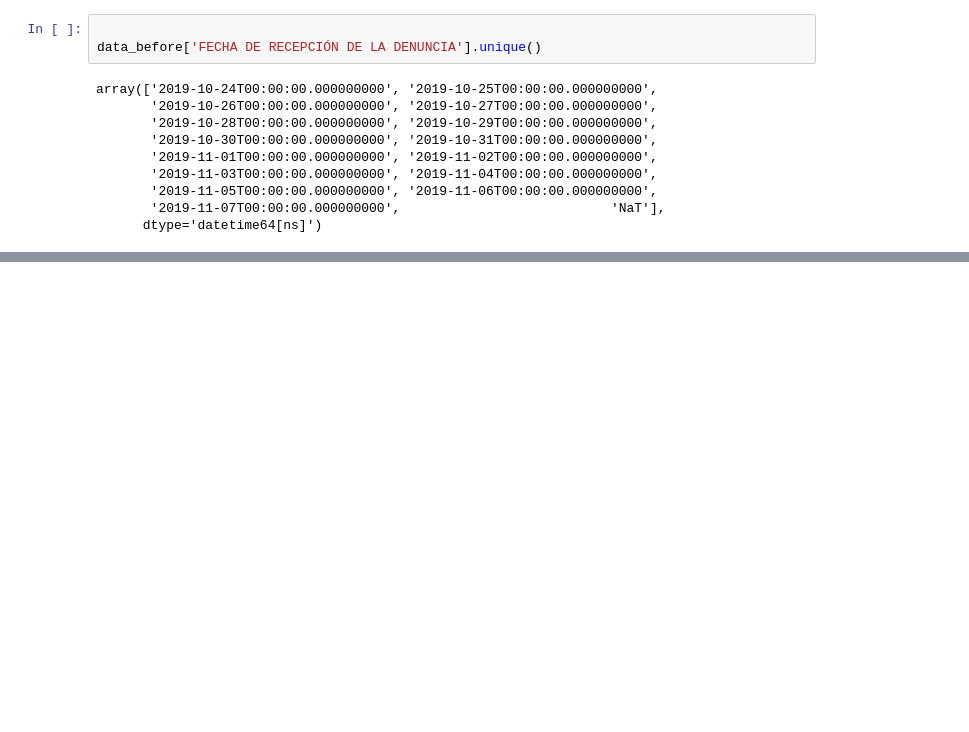
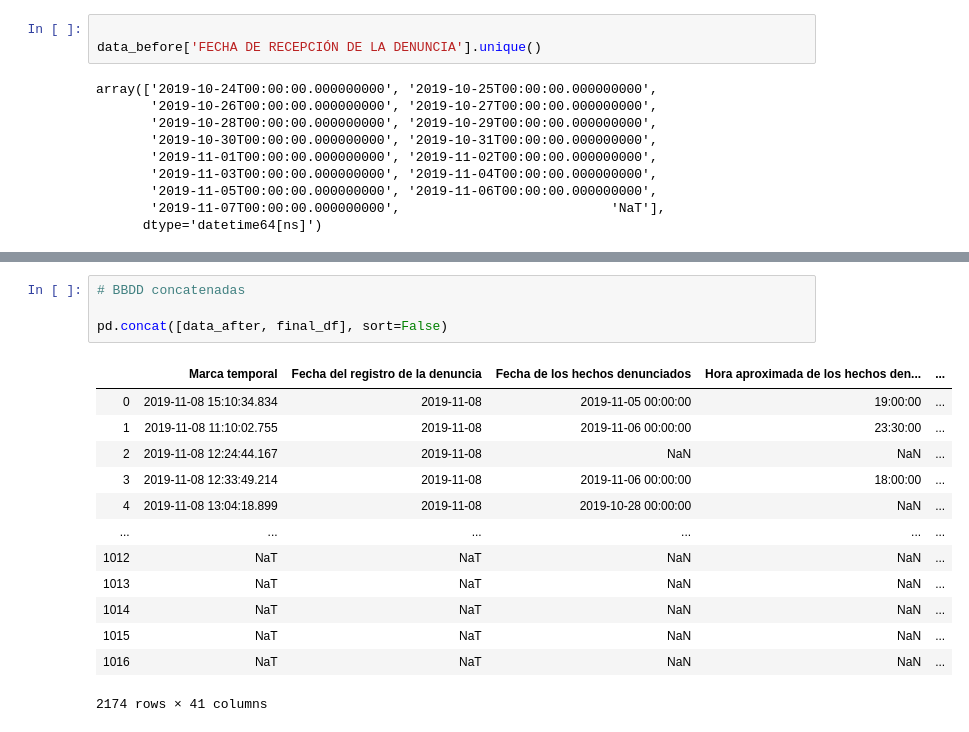
Before and after one commit to pabloBad/Informe_CIDH, a Jupyter notebook: Analisis_1.0.ipynb, the cells around one changed output, grey strips where cells are left out. Drawn from its saved outputs; the diff is of its cells as text; blank space fills up the shorter version.

```diff
--- a/Analisis_1.0.ipynb
+++ b/Analisis_1.0.ipynb
@@ -718,0 +960,18 @@ pd.DataFrame([rut_list + name_list for rut_list, name_list in zip(processed_rut_
+# %%
+# BBDD concatenadas
+
+pd.concat([data_after, final_df], sort=False)
+# %% [output]
+|  | Marca temporal | Fecha del registro de la denuncia | Fecha de los hechos denunciados | Hora aproximada de los hechos den... | ... |
+| 0 | 2019-11-08 15:10:34.834 | 2019-11-08 | 2019-11-05 00:00:00 | 19:00:00 | ... |
+| 1 | 2019-11-08 11:10:02.755 | 2019-11-08 | 2019-11-06 00:00:00 | 23:30:00 | ... |
+| 2 | 2019-11-08 12:24:44.167 | 2019-11-08 | NaN | NaN | ... |
+| 3 | 2019-11-08 12:33:49.214 | 2019-11-08 | 2019-11-06 00:00:00 | 18:00:00 | ... |
+| 4 | 2019-11-08 13:04:18.899 | 2019-11-08 | 2019-10-28 00:00:00 | NaN | ... |
+| ... | ... | ... | ... | ... | ... |
+| 1012 | NaT | NaT | NaN | NaN | ... |
+| 1013 | NaT | NaT | NaN | NaN | ... |
+| 1014 | NaT | NaT | NaN | NaN | ... |
+| 1015 | NaT | NaT | NaN | NaN | ... |
+| 1016 | NaT | NaT | NaN | NaN | ... |
+2174 rows × 41 columns
```
Also changed, not shown: parts of 11 cells of this notebook.
